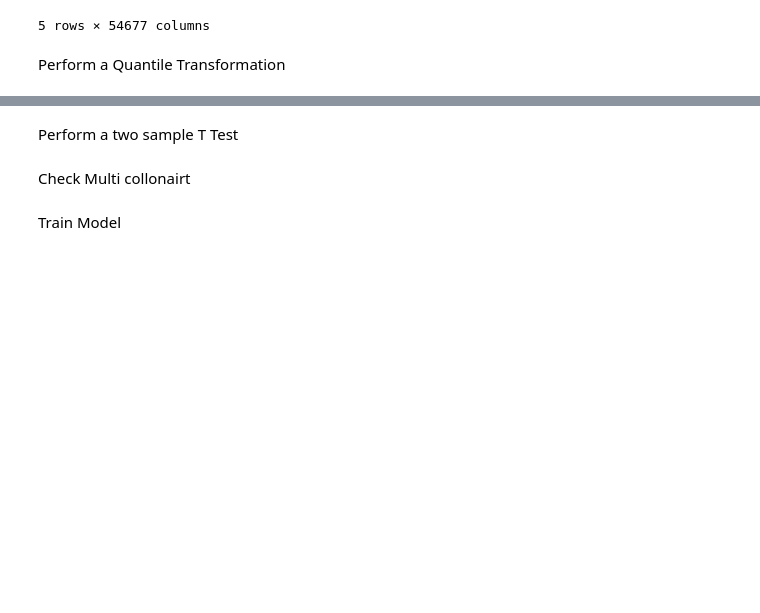
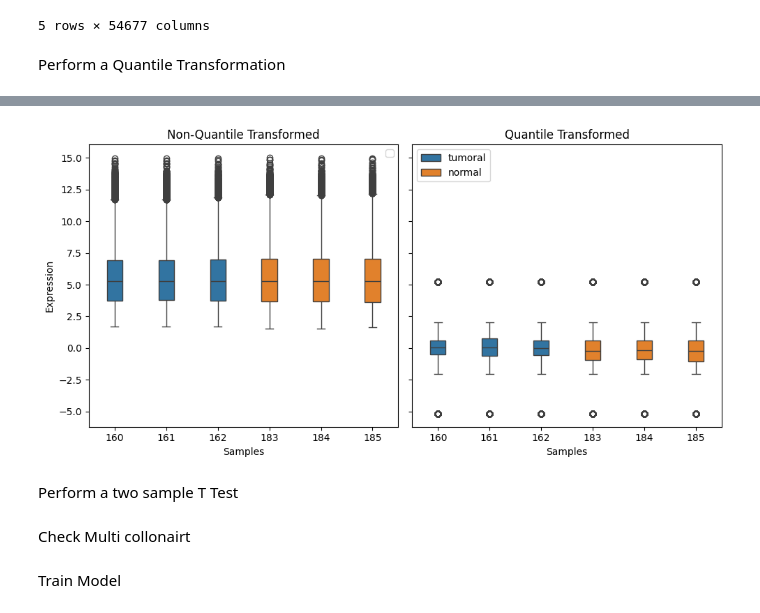
Before and after one commit to Natalia-Rodrigo/Mid_bootcam_project, a Jupyter notebook: notebooks/Tim.ipynb, the cells around one changed output, grey strips where cells are left out. Cells and saved outputs as stored; diff of their text form; code cells hidden in the pictures; blank space fills up the shorter version.

```diff
--- a/notebooks/Tim.ipynb
+++ b/notebooks/Tim.ipynb
@@ -16,3 +18,6 @@ main.head()
 5 rows × 54677 columns
 # %% [markdown]
 Perform a Quantile Transformation
+# %%
+main_transformed, qt = cf.quantileTransformer(main)
+main_transformed.head()
@@ -19,3 +32,36 @@ Perform a Quantile Transformation
+# %%
+# Create two melted dataframs to explore within graphs
+transformed_melt = main_transformed.melt(id_vars=['samples', 'type'], var_name='gene', value_name='expression').sort_values('type')
+main_melt = main.melt(id_vars=['samples', 'type'], var_name='gene', value_name='expression').sort_values('type')
+
+qt_set = transformed_melt.copy()
+qt_set.head()
+qt_set = qt_set[qt_set['samples'].isin([185, 184, 183, 160, 161, 162])]
+
+main_set = main_melt.copy()
+main_set.head()
+main_set = main_set[main_set['samples'].isin([185, 184, 183, 160, 161, 162])]
+
+# plot log transformed data on boxplot
+f, ax = plt.subplots(1,2,figsize=(10, 5), sharey=True, sharex=True)
+ax[1] = sns.boxplot(x='samples', y='expression', hue = 'type',  data=qt_set, width = 0.3, ax=ax[1])
+ax[0] = sns.boxplot(x='samples', y='expression', hue = 'type',  data=main_set, width = 0.3, ax=ax[0])
+
+ax[0].legend([])
+ax[1].legend(loc='upper left')
+
+ax[1].set_title('Quantile Transformed')
+ax[0].set_title('Non-Quantile Transformed')
+
+ax[0].set_xlabel('Samples')
+ax[1].set_xlabel('Samples')
+ax[0].set_ylabel('Expression')
+
+# Show the plot
+plt.tight_layout()
+plt.show()
+# %% [output]
+[figure, added]
 # %% [markdown]
 Perform a two sample T Test
 # %% [markdown]
```
Also changed, not shown: parts of 2 cells of this notebook, 3 other files.
